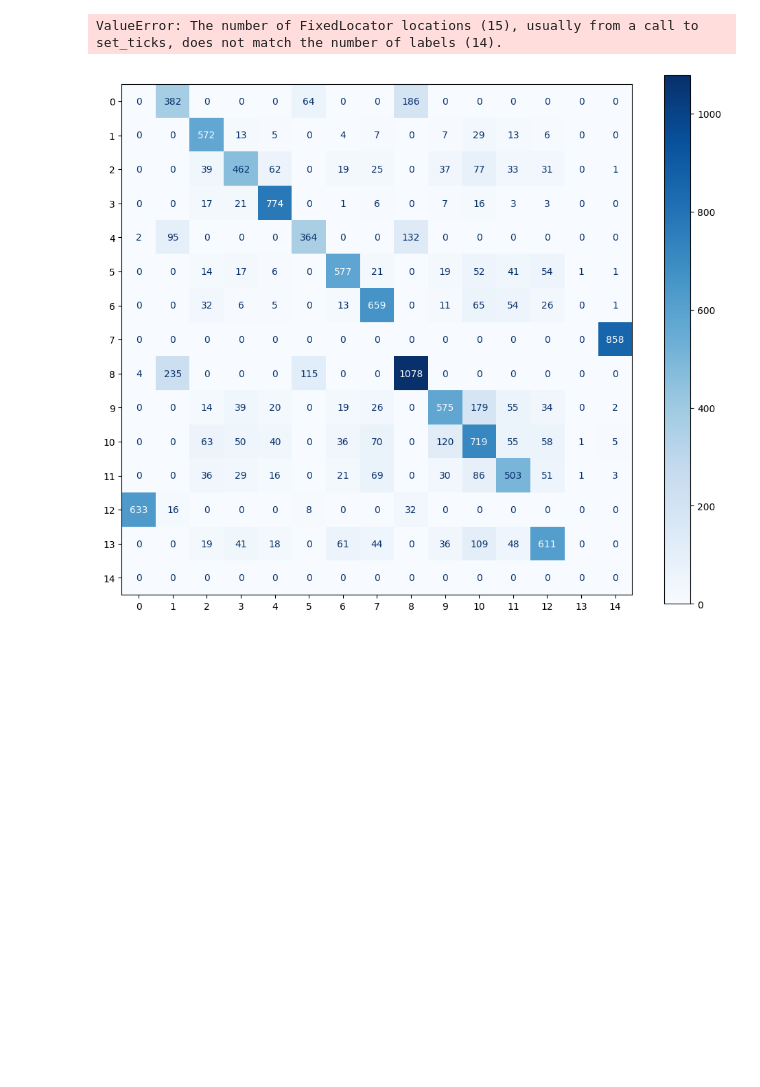
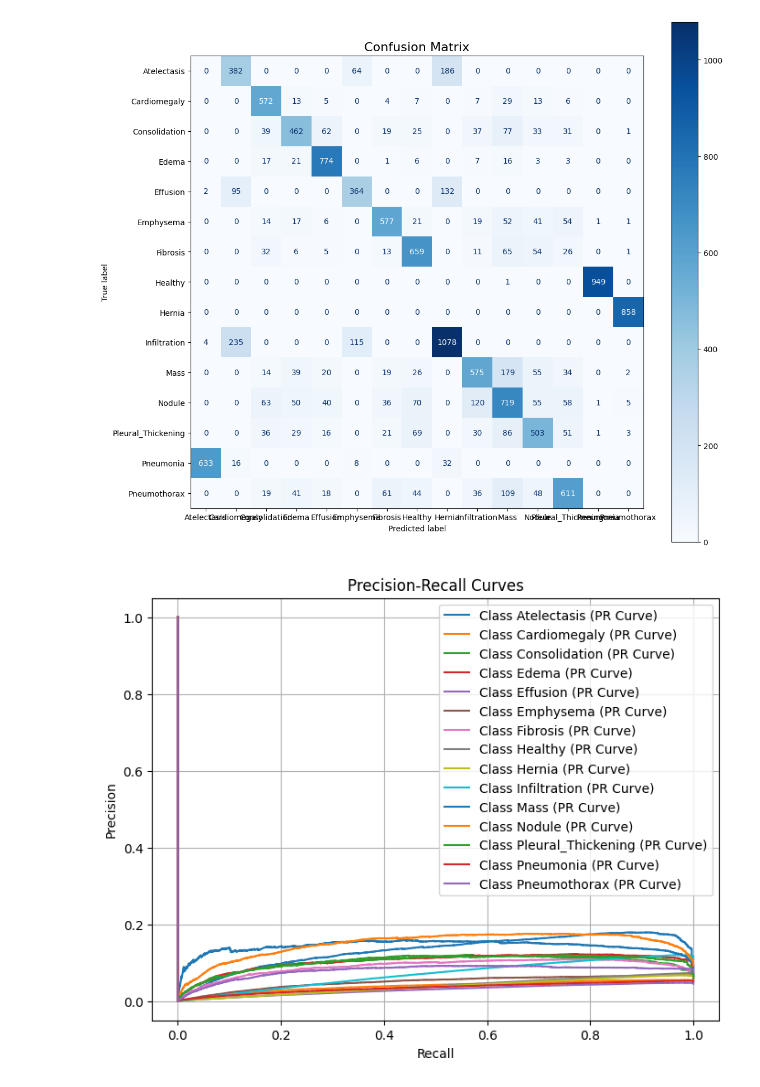
Before and after one commit to PujZan/Major_Project, a Jupyter notebook: curve_plot.ipynb, the cells around one changed output. Cells and saved outputs as stored; diff of their text form; code cells hidden in the pictures; blank space fills up the shorter version.

```diff
--- a/curve_plot.ipynb
+++ b/curve_plot.ipynb
@@ -99,33 +99,33 @@ global_model.eval()  # Set the model to evaluation mode
 
 # Data transformations and loader
 val_transforms = transforms.Compose([
     transforms.Resize((224, 224)),  # Match the input size of ResNet
     transforms.ToTensor(),
     transforms.Normalize(mean=[0.485, 0.456, 0.406], std=[0.229, 0.224, 0.225])
 ])
 
 # Update this to point to your validation dataset directory
-val_dataset = datasets.ImageFolder(root="C:\\Users\\Acer\\Desktop\\Model\\Datasets\\val", transform=val_transforms)
+val_dataset = datasets.ImageFolder(root="C:\\Users\\Acer\\Desktop\\Model\\ok\\val", transform=val_transforms)
 val_loader = DataLoader(val_dataset, batch_size=32, shuffle=False)
 class_names = val_dataset.classes  # Automatically fetch class names
 
 # Collect predictions and ground-truth labels
 all_labels = []  # Store all ground-truth labels
 all_preds = []   # Store all model predictions (logits)
 
 with torch.no_grad():
     for images, labels in val_loader:
         images, labels = images.to(device), labels.to(device)
         outputs = global_model(images)
         all_labels.extend(labels.cpu().numpy())  # Extend for concatenation
         all_preds.extend(outputs.cpu().numpy())  # Extend for concatenation
 
 # Convert lists to numpy arrays
 all_labels = np.array(all_labels)
 all_preds = np.array(all_preds)
 
 # Plot metrics
 plot_metrics_multiclass(all_labels, all_preds, num_classes, class_names)
 # %% [output]
-ValueError: The number of FixedLocator locations (15), usually from a call to set_ticks, does not match the number of labels (14).
-[figure, old version]
+[figure, new version]
+[figure, added]
```
Also changed, not shown: parts of 1 cell of this notebook, 2 other files.
